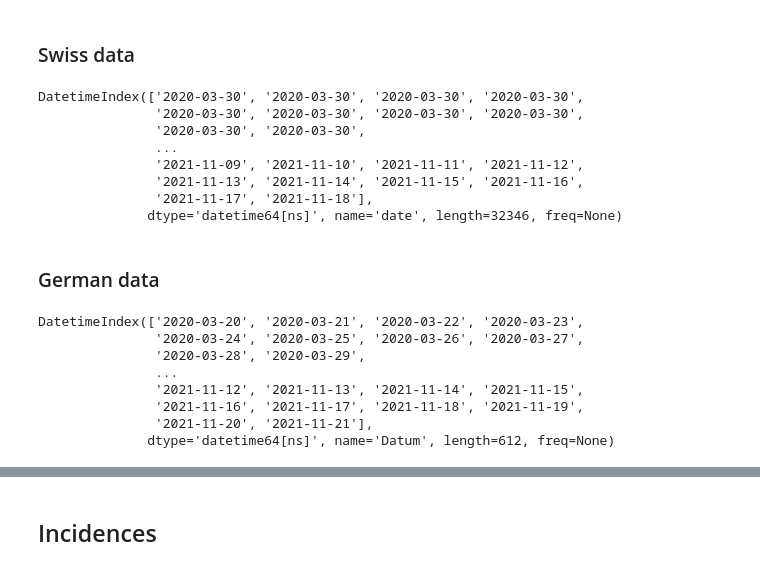
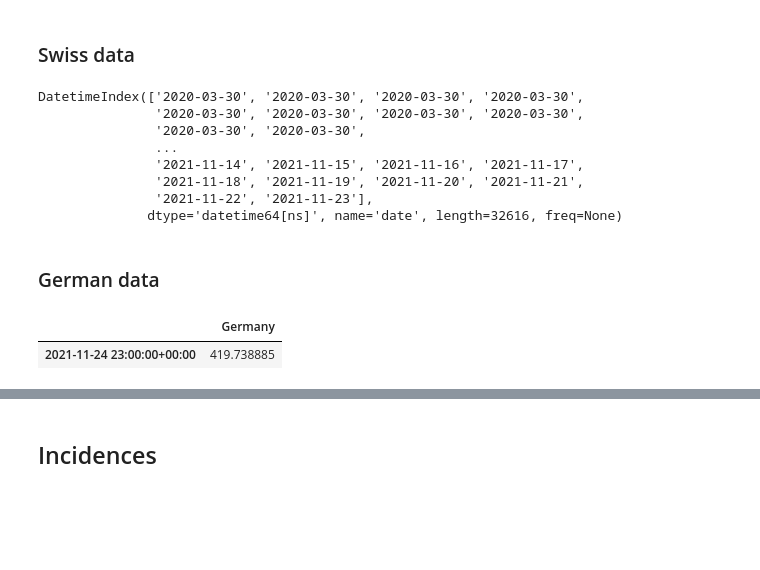
Before and after one commit to paulgessinger/covid19, a Jupyter notebook: Covid.ipynb, the cells around one changed output, grey strips where cells are left out. Saved outputs shown, nothing was run; the diff lists cells and outputs as text; code cells hidden in the pictures; blank space fills up the shorter version.

```diff
--- a/Covid.ipynb
+++ b/Covid.ipynb
@@ -78,7 +78,7 @@ with tempfile.TemporaryDirectory() as d:
         with z.open("data/COVID19HospCapacity_geoRegion.csv") as fh:
             ch_icu_df = pd.read_csv(fh)
 
-ch_df.index = pd.to_datetime(ch_df.datum)
+ch_df.index = pd.to_datetime(ch_df.datum, utc=True)
 ch_icu_df.index = pd.to_datetime(ch_icu_df.date)
 
 # ch_icu_df = ch_icu_df[ch_icu_df.geoRegion == "CH"]
@@ -90,10 +90,10 @@ DatetimeIndex(['2020-03-30', '2020-03-30', '2020-03-30', '2020-03-30',
                '2020-03-30', '2020-03-30', '2020-03-30', '2020-03-30',
                '2020-03-30', '2020-03-30',
                ...
-               '2021-11-09', '2021-11-10', '2021-11-11', '2021-11-12',
-               '2021-11-13', '2021-11-14', '2021-11-15', '2021-11-16',
-               '2021-11-17', '2021-11-18'],
-              dtype='datetime64[ns]', name='date', length=32346, freq=None)
+               '2021-11-14', '2021-11-15', '2021-11-16', '2021-11-17',
+               '2021-11-18', '2021-11-19', '2021-11-20', '2021-11-21',
+               '2021-11-22', '2021-11-23'],
+              dtype='datetime64[ns]', name='date', length=32616, freq=None)
 # %% [markdown]
 ### German data
 # %%
@@ -115,3 +122,9 @@ ger_inc_df.Germany *= 1/83_100_000 * 100_000
+# %%
+ger_inc_df = pd.DataFrame({"Germany": np.array([ger_inc_7d])}, index=np.array([ger_inc_upd]))
+ger_inc_df
+# %% [output]
+|  | Germany |
+| 2021-11-24 23:00:00+00:00 | 419.738885 |
 # %%
 ger_icu_df = pd.read_csv("https://diviexchange.blob.core.windows.net/%24web/zeitreihe-deutschland.csv")
 ger_icu_df.Datum = ger_icu_df.Datum.apply(lambda s: s.split("T")[0])
@@ -124,16 +137,7 @@ ger_icu_df = ger_icu_df.groupby(ger_icu_df.index).sum()
 ger_icu_df["used_non_covid"] = ger_icu_df.Belegte_Intensivbetten - ger_icu_df.Aktuelle_COVID_Faelle_ITS
 ger_icu_df = ger_icu_df[["Aktuelle_COVID_Faelle_ITS", "used_non_covid", "Freie_Intensivbetten"]]
 ger_icu_df.columns = ["used_covid", "used_non_covid", "free"]
-ger_icu_df.index
+# ger_icu_df.index
-# %% [output]
-DatetimeIndex(['2020-03-20', '2020-03-21', '2020-03-22', '2020-03-23',
-               '2020-03-24', '2020-03-25', '2020-03-26', '2020-03-27',
-               '2020-03-28', '2020-03-29',
-               ...
-               '2021-11-12', '2021-11-13', '2021-11-14', '2021-11-15',
-               '2021-11-16', '2021-11-17', '2021-11-18', '2021-11-19',
-               '2021-11-20', '2021-11-21'],
-              dtype='datetime64[ns]', name='Datum', length=612, freq=None)
 # %%
 icu_labels = ["COVID19 ICU patients", "Other ICU patients", "Free capacity"]
 # %%
```
Also changed, not shown: parts of 13 cells of this notebook.
